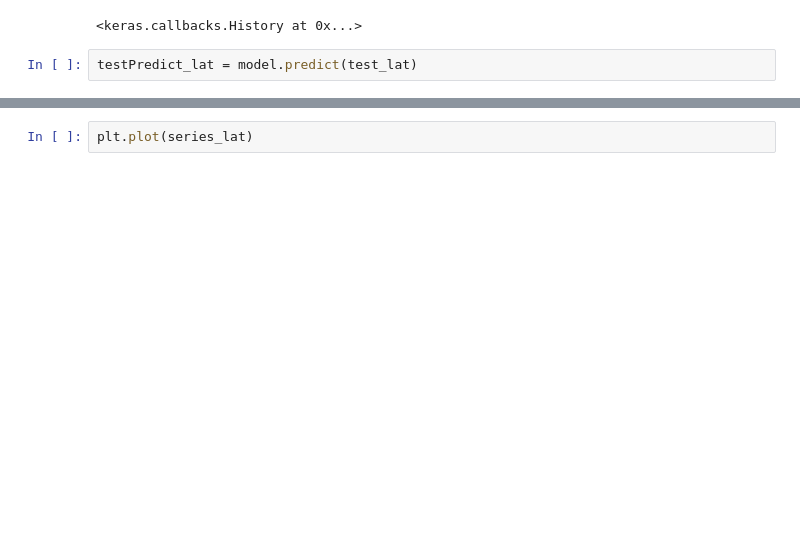
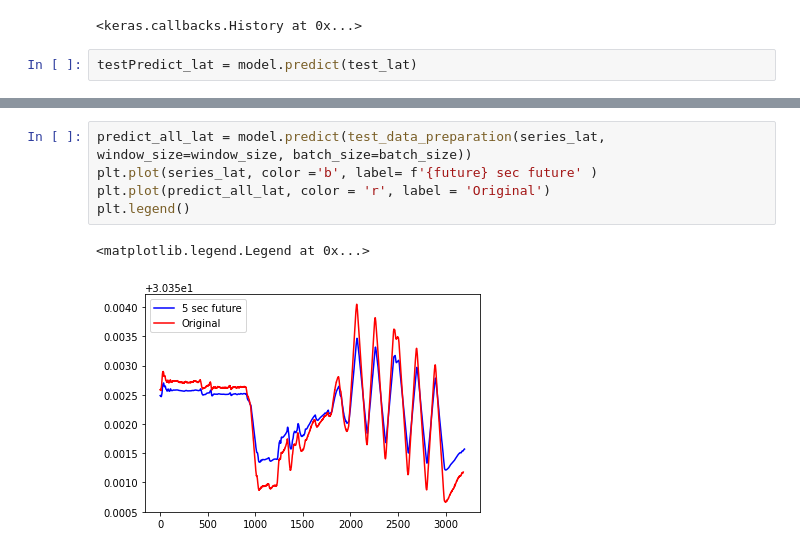
Before and after one commit to SanjibSarkarU/colab-NN, a Jupyter notebook: lstm.ipynb, the cells around one changed output, grey strips where cells are left out. Drawn from its saved outputs; the diff is of its cells as text; blank space fills up the shorter version.

```diff
--- a/lstm.ipynb
+++ b/lstm.ipynb
@@ -202,2 +192,8 @@ plt.plot(tl, color = 'r')
-# %%
-plt.plot(series_lat)
+# %%
+predict_all_lat = model.predict(test_data_preparation(series_lat, window_size=window_size, batch_size=batch_size))
+plt.plot(series_lat, color ='b', label= f'{future} sec future' )
+plt.plot(predict_all_lat, color = 'r', label = 'Original')
+plt.legend()
+# %% [output]
+<matplotlib.legend.Legend at 0x...>
+[figure, added]
```
Also changed, not shown: parts of 19 cells of this notebook.
